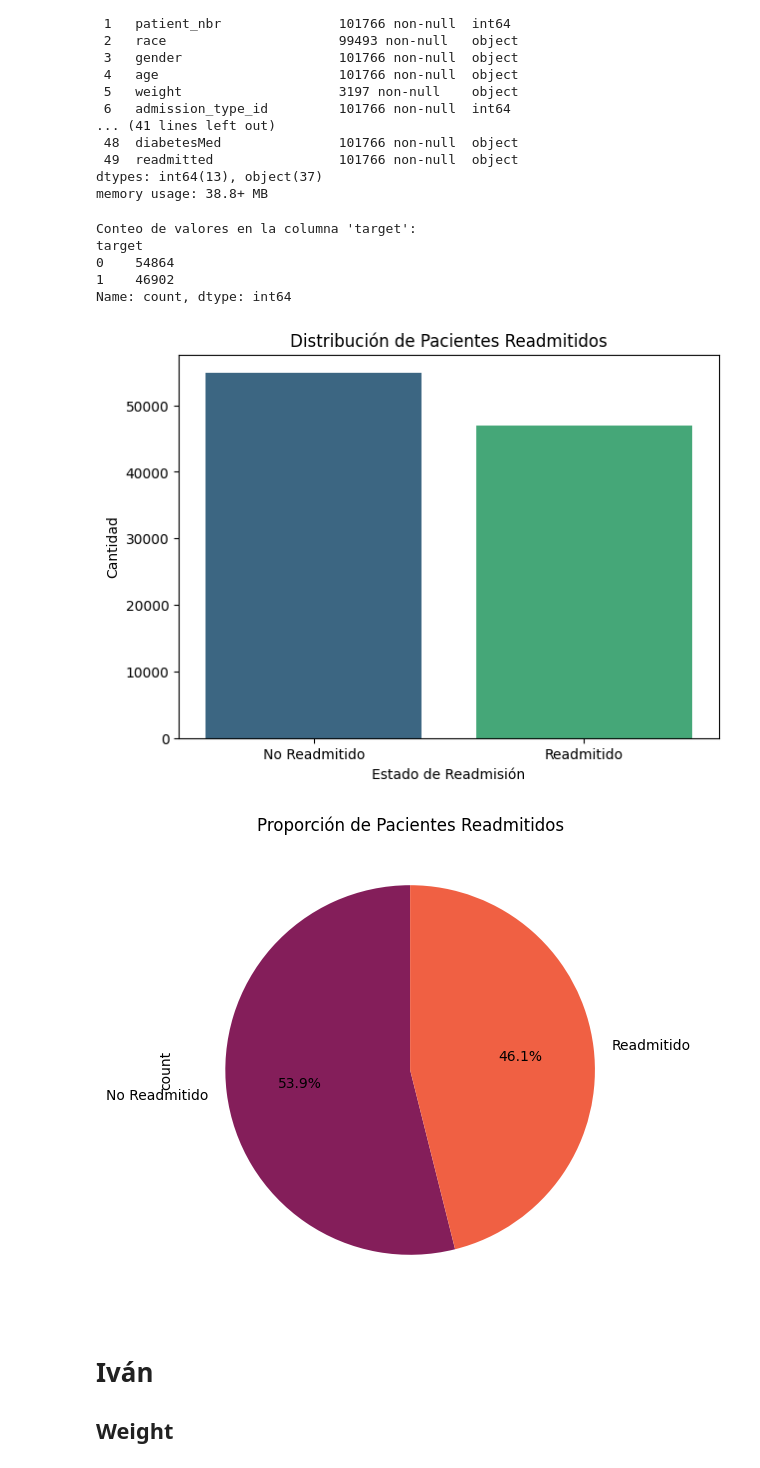
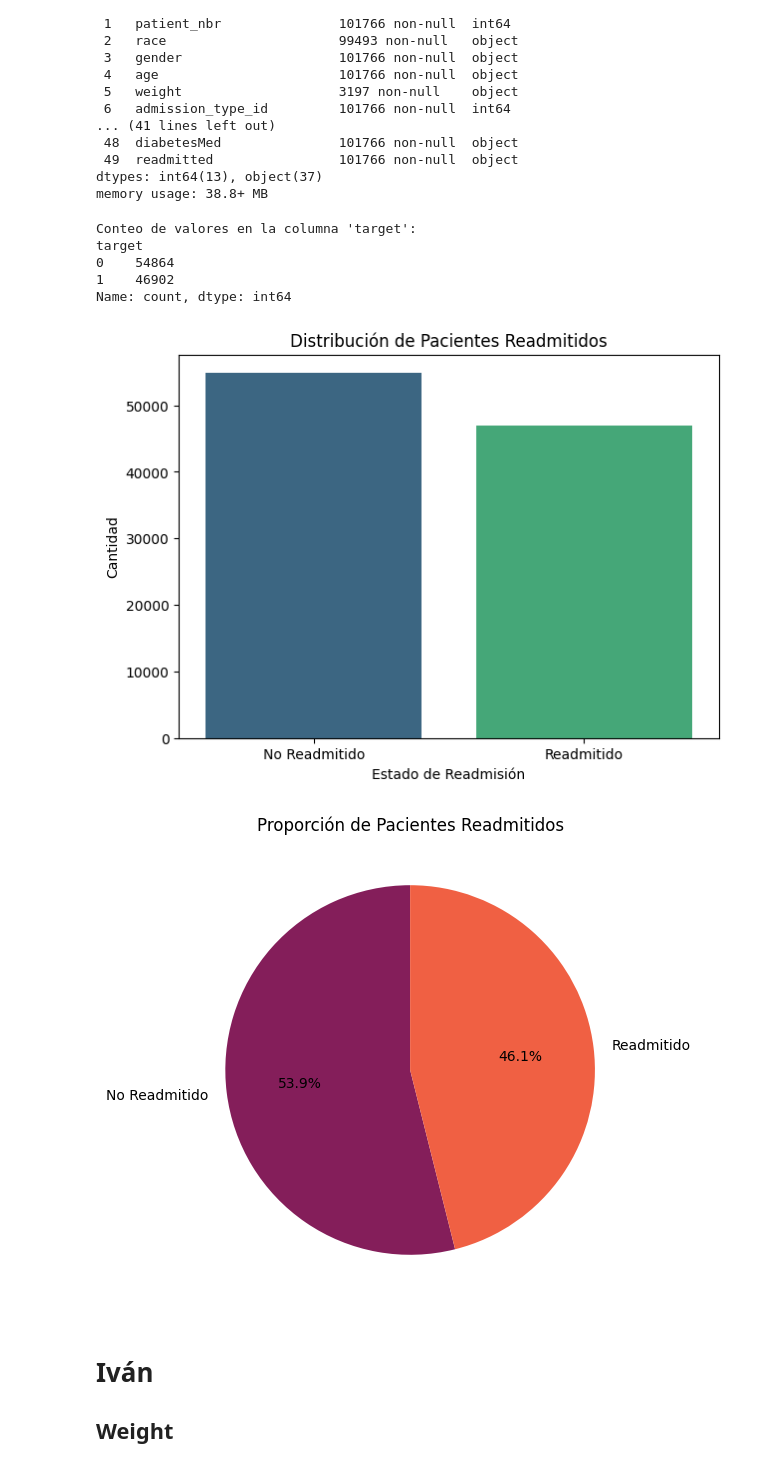
Before and after one commit to LasciaStare/MachineLearning, a Jupyter notebook: EDA.ipynb, the cells around one changed output. Drawn from its saved outputs; the diff is of its cells as text; code cells hidden in the pictures.

```diff
--- a/EDA.ipynb
+++ b/EDA.ipynb
@@ -106,35 +106,35 @@ print("\nConteo de valores en la columna 'target':")
 print(df['target'].value_counts())
 
 # 2. Gráfico de Barras (countplot)
 plt.figure(figsize=(7, 5))
 ax = sns.countplot(x='target', data=df, palette='viridis', hue='target', legend=False)
 ax.set_title('Distribución de Pacientes Readmitidos')
 ax.set_xlabel('Estado de Readmisión')
 ax.set_ylabel('Cantidad')
 ax.set_xticks([0, 1])
 ax.set_xticklabels(['No Readmitido', 'Readmitido'])
 plt.show()
 
 
 # 3. Gráfico de Pastel (pie chart)
 plt.figure(figsize=(6, 6))
 df['target'].value_counts().plot.pie(
     autopct='%.1f%%',
     labels=['No Readmitido', 'Readmitido'],
     colors=sns.color_palette('rocket', n_colors=2),
     startangle=90
 )
 plt.title('Proporción de Pacientes Readmitidos')
-plt.ylabel='' # Oculta la etiqueta del eje Y
+plt.ylabel('') # Oculta la etiqueta del eje Y
 plt.show()
 # %% [output]
 Conteo de valores en la columna 'target':
 target
 0    54864
 1    46902
 Name: count, dtype: int64
 [figure]
-[figure, old version]
+[figure, new version]
 # %% [markdown]
 # Iván
 ## Weight
```
Also changed, not shown: parts of 5 cells of this notebook, 1 other file.
